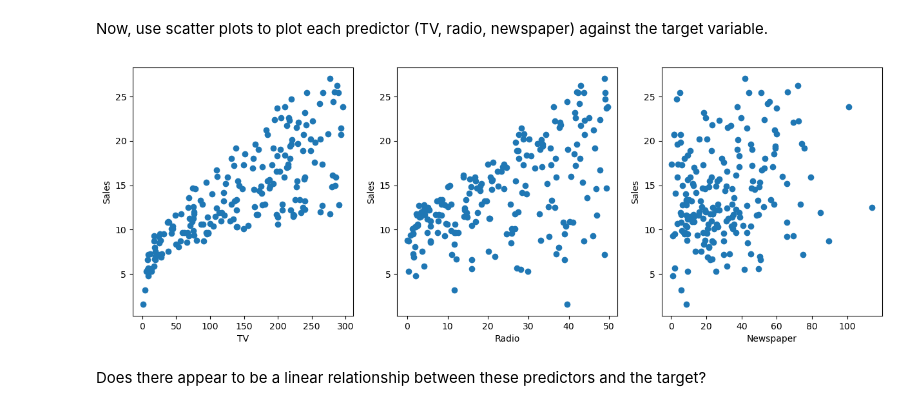
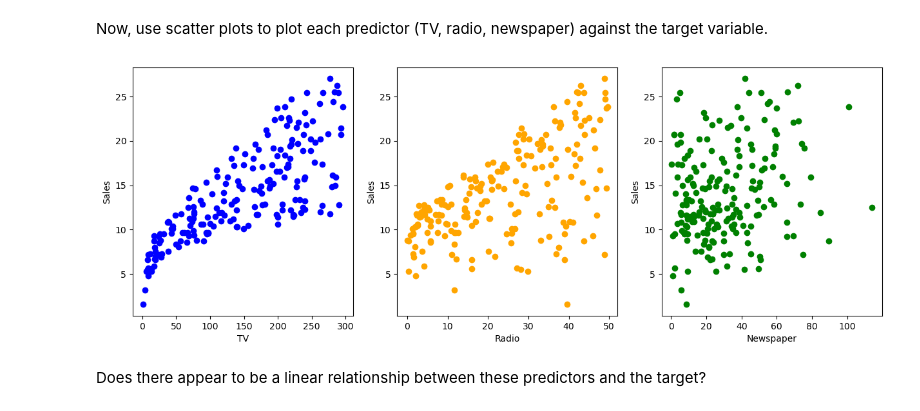
Before and after one commit to kev065/dsc-linear-regression-statsmodels-lab, a Jupyter notebook: index.ipynb, the cells around one changed output. Cells and saved outputs as stored; diff of their text form; code cells hidden in the pictures.

Commit message:
Add alt plots

```diff
--- a/index.ipynb
+++ b/index.ipynb
@@ -36,7 +36,7 @@ import matplotlib.pyplot as plt
 import seaborn as sns
 import statsmodels.api as sm
 
-df = pd.read_csv('advertising.csv')
+df = pd.read_csv('advertising.csv', index_col=0)
 # %%
 # Check the columns and first few rows
 df.head()
@@ -91,22 +91,22 @@ Now, use scatter plots to plot each predictor (TV, radio, newspaper) against the
 # %%
 # Visualize the relationship between the preditors and the target using scatter plots
 fig, ax = plt.subplots(1, 3, figsize=(15, 5))
 
-ax[0].scatter(df['TV'], df['sales'])
+ax[0].scatter(df['TV'], df['sales'], color='blue')
 ax[0].set_xlabel('TV')
 ax[0].set_ylabel('Sales')
 
-ax[1].scatter(df['radio'], df['sales'])
+ax[1].scatter(df['radio'], df['sales'], color='orange')
 ax[1].set_xlabel('Radio')
 ax[1].set_ylabel('Sales')
 
-ax[2].scatter(df['newspaper'], df['sales'])
+ax[2].scatter(df['newspaper'], df['sales'], color='green')
 ax[2].set_xlabel('Newspaper')
 ax[2].set_ylabel('Sales')
 
 plt.show()
 # %% [output]
-[figure, old version]
+[figure, new version]
 # %% [markdown]
 Does there appear to be a linear relationship between these predictors and the target?
 # %%
```
Also changed, not shown: parts of 7 cells of this notebook.
